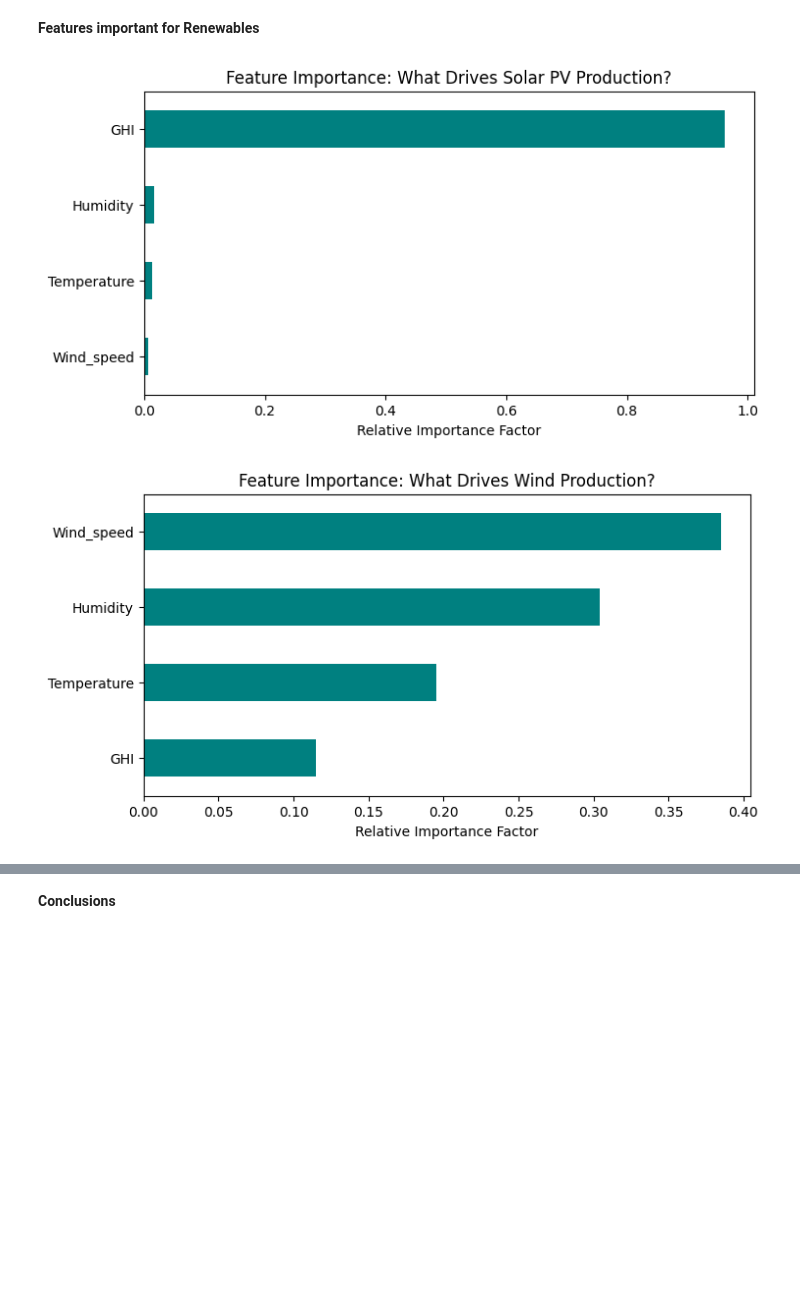
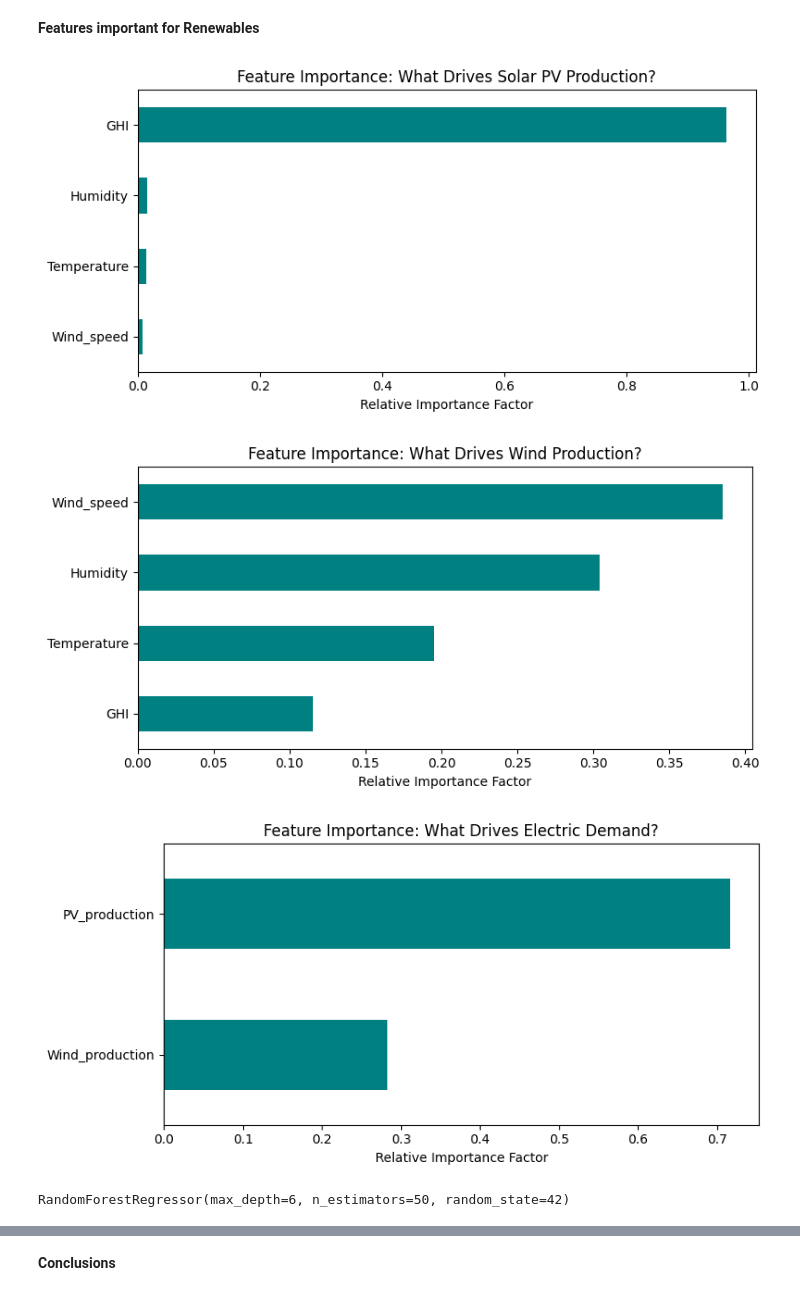
Before and after one commit to EdwardTi11/CAISO-EDA, a Jupyter notebook: eda.ipynb, the cells around one changed output, grey strips where cells are left out. Saved outputs shown, nothing was run; the diff lists cells and outputs as text; code cells hidden in the pictures; blank space fills up the shorter version.

Commit message:
Added Energy Source Model

```diff
--- a/eda.ipynb
+++ b/eda.ipynb
@@ -205,38 +229,20 @@ The graph shows that Renewables in general are more powerful in the summer month
 # %%
 # ML Training
 
 # Features and target for Solar
-X_solar = processed_data[['Temperature', 'Humidity', 'GHI', 'Wind_speed']]
-y_solar = processed_data['PV_production']
 
-# Fit a quick, shallow tree model to determine feature importance
-model = RandomForestRegressor(n_estimators=50, max_depth=6, random_state=42)
-model.fit(X_solar.sample(20000, random_state=42), y_solar.sample(20000, random_state=42))
-
-# Plot Feature Importance
-importances = pd.Series(model.feature_importances_, index=X_solar.columns)
-importances.sort_values().plot(kind='barh', color='teal', figsize=(8, 4))
-plt.title("Feature Importance: What Drives Solar PV Production?")
-plt.xlabel("Relative Importance Factor")
-plt.show()
+train_model(processed_data, ['Temperature', 'Humidity', 'GHI', 'Wind_speed'], 'PV_production', title="Feature Importance: What Drives Solar PV Production?")
 
 # Features and target for Wind
-X_wind = processed_data[['Temperature', 'Humidity', 'GHI', 'Wind_speed']]
-y_wind = processed_data['Wind_production']
+train_model(processed_data, ['Temperature', 'Humidity', 'GHI', 'Wind_speed'], 'Wind_production', title="Feature Importance: What Drives Wind Production?")
 
-# Fit a quick, shallow tree model to determine feature importance
-model = RandomForestRegressor(n_estimators=50, max_depth=6, random_state=42)
-model.fit(X_wind.sample(20000, random_state=42), y_wind.sample(20000, random_state=42))
-
-# Plot Feature Importance
-importances = pd.Series(model.feature_importances_, index=X_wind.columns)
-importances.sort_values().plot(kind='barh', color='teal', figsize=(8, 4))
-plt.title("Feature Importance: What Drives Wind Production?")
-plt.xlabel("Relative Importance Factor")
-plt.show()
+# Energy Sources
+train_model(processed_data, ['Wind_production', 'PV_production'], 'Electric_demand', title="Feature Importance: What Drives Electric Demand?")
 # %% [output]
-[figure, old version]
+[figure, new version]
-[figure, old version]
+[figure, new version]
+[figure, added]
+RandomForestRegressor(max_depth=6, n_estimators=50, random_state=42)
 # %% [markdown]
 **Solar:** Total Solar Radiation (GHI) has by the biggest impact into how much energy solar energy generates.
 
```
Also changed, not shown: parts of 2 cells of this notebook.
